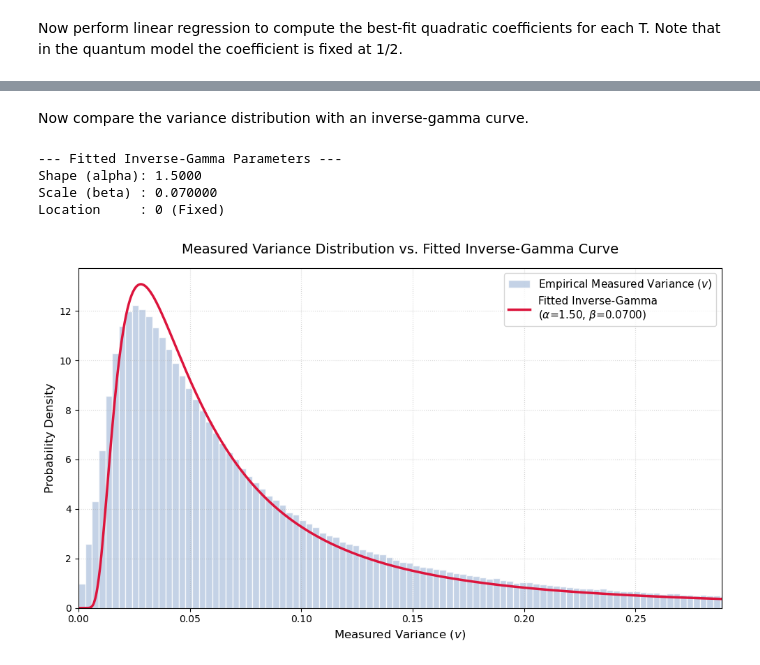
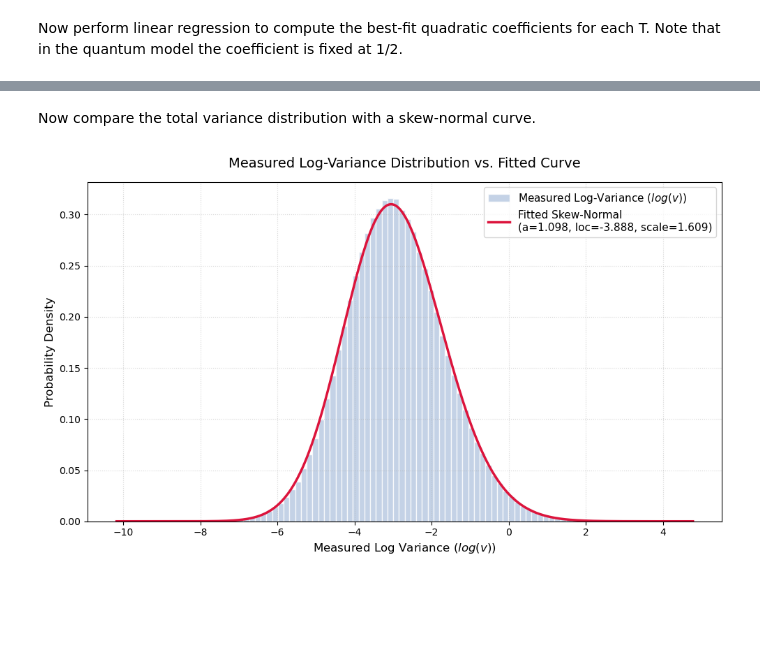
Before and after one commit to q-variance/challenge, a Jupyter notebook: notebooks/QuantumDistSim.ipynb, the cells around one changed output, grey strips where cells are left out. Saved outputs shown, nothing was run; the diff lists cells and outputs as text; code cells hidden in the pictures; blank space fills up the shorter version.

```diff
--- a/notebooks/QuantumDistSim.ipynb
+++ b/notebooks/QuantumDistSim.ipynb
@@ -348,5 +366,5 @@ Period (T)   | Intercept (a)   | Slope b(T)      | Theoretical Target
 # %% [markdown]
-Now compare the variance distribution with an inverse-gamma curve.
+Now compare the total variance distribution with a skew-normal curve.
 # %%
 from scipy.stats import invgamma
 
@@ -359,25 +377,28 @@ def plot_variance_histogram_with_fit(dataframe):
     - dataframe (pd.DataFrame): Dataframe containing the 'v' column
     """
     # Extract the variance array
-    v_data = dataframe['v'].dropna().values
-    v_data = v_data[v_data <= 0.3]
+    v_data = np.log(dataframe['v'].dropna().values)
+    #v_data = v_data[v_data <= 0.3]
 
     # 1. Fit the Inverse-Gamma distribution parameters to the empirical data
     # invgamma.fit returns: shape (alpha), location (loc), and scale (beta)
     # Fixing floc=0 ensures the distribution starts at 0 and doesn't introduce an arbitrary shift
-    alpha_fit, loc_fit, beta_fit = invgamma.fit(v_data, floc=0)
-    alpha_fit = 1.5
-    beta_fit = 0.07
-    print("--- Fitted Inverse-Gamma Parameters ---")
-    print(f"Shape (alpha): {alpha_fit:.4f}")
+    #alpha_fit, loc_fit, beta_fit = invgamma.fit(v_data, floc=0)
+    #alpha_fit = 1.5
+    #beta_fit = 0.05
+    #print("--- Fitted Inverse-Gamma Parameters ---")
+    #print(f"Shape (alpha): {alpha_fit:.4f}")
     # print(f"Shape (loc): {loc_fit:.4f}")  # loc=0
-    print(f"Scale (beta) : {beta_fit:.6f}")
-    print(f"Location     : {loc_fit} (Fixed)")
+    #print(f"Scale (beta) : {beta_fit:.6f}")
+    #print(f"Location     : {loc_fit} (Fixed)")
+
+    def skewnorm_pdf(x, a, loc, scale):
+        return skewnorm.pdf(x, a, loc, scale)
 
     # 2. Initialize the plot layout
     fig, ax = plt.subplots(figsize=(10, 6))
 
-    # 3. Plot the Empirical Density Histogram
+    # 3. Plot the total density histogram
     # density=True normalizes the histogram so the area under the bars equals 1.0
     counts, bins, _ = ax.hist(
         v_data,
@@ -386,45 +407,45 @@ def plot_variance_histogram_with_fit(dataframe):
         color='lightsteelblue',
         edgecolor='white',
         alpha=0.75,
-        label='Empirical Measured Variance ($v$)'
+        label='Measured Log-Variance ($log(v)$)'
     )
-
     # 4. Generate points for the continuous curve overlay
     # Using a range from just above 0 out to the maximum value inside the histogram bins
     x_range = np.linspace(np.min(v_data), np.max(bins), 1000)
-    fitted_pdf = invgamma.pdf(x_range, alpha_fit, loc=loc_fit, scale=beta_fit)
+    # fitted_pdf = invgamma.pdf(x_range, alpha_fit, loc=loc_fit, scale=beta_fit)   # inverse-gamma
 
-    # 5. Overlay the Fitted Inverse-Gamma PDF Curve
+    a_fit, loc_fit, scale_fit = skewnorm.fit(v_data)
+    fitted_pdf = skewnorm.pdf(x_range, a_fit, loc_fit, scale_fit)     # skew-normal
+
+    # 5. Overlay the Fitted PDF Curve
     ax.plot(
         x_range,
         fitted_pdf,
         color='crimson',
         linewidth=2.5,
-        label=f'Fitted Inverse-Gamma\n($\\alpha$={alpha_fit:.2f}, $\\beta$={beta_fit:.4f})'
+        #label=f'Fitted Inverse-Gamma\n($\\alpha$={alpha_fit:.2f}, $\\beta$={beta_fit:.4f})'
+        label=f'Fitted Skew-Normal\n(a={a_fit:.3f}, loc={loc_fit:.3f}, scale={scale_fit:.3f})'
     )
 
     # Visual Layout Polish
-    ax.set_title('Measured Variance Distribution vs. Fitted Inverse-Gamma Curve', fontsize=14, pad=15)
-    ax.set_xlabel('Measured Variance ($v$)', fontsize=12)
+    ax.set_title('Measured Log-Variance Distribution vs. Fitted Curve', fontsize=14, pad=15)
+    ax.set_xlabel('Measured Log Variance ($log(v)$)', fontsize=12)
     ax.set_ylabel('Probability Density', fontsize=12)
 
     # Set x-limits safely to avoid extremely long empty tails from outliers
-    ax.set_xlim(0, np.percentile(v_data, 99.5))
+    #ax.set_xlim(0, np.percentile(v_data, 99.5))
+    #ax.set_xlim(-8,4)
 
     ax.grid(True, linestyle=':', alpha=0.5)
     ax.legend(fontsize=11, loc='upper right')
 
     plt.tight_layout()
     plt.show()
 
 plot_variance_histogram_with_fit(df)
 
 # Save as a standard CSV file (supported out-of-the-box everywhere)
 #df.to_csv('simulated_variance_data.csv', index=False)
 #print("File successfully saved as 'simulated_variance_data.csv'")
 # %% [output]
---- Fitted Inverse-Gamma Parameters ---
-Shape (alpha): 1.5000
-Scale (beta) : 0.070000
-Location     : 0 (Fixed)
-[figure, old version]
+[figure, new version]
```
Also changed, not shown: parts of 4 cells of this notebook.
